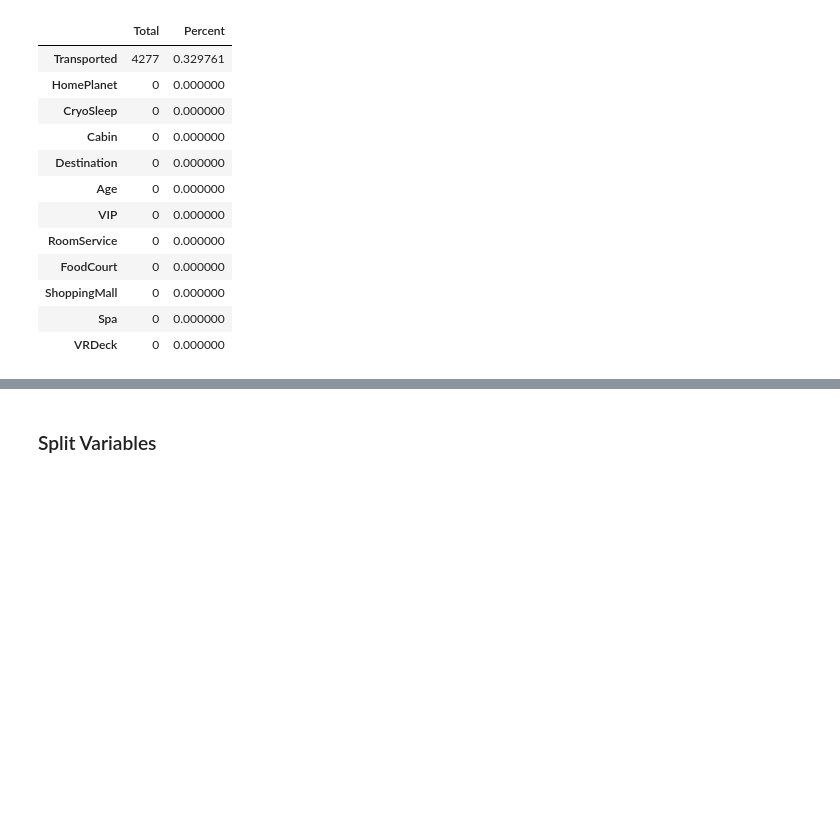
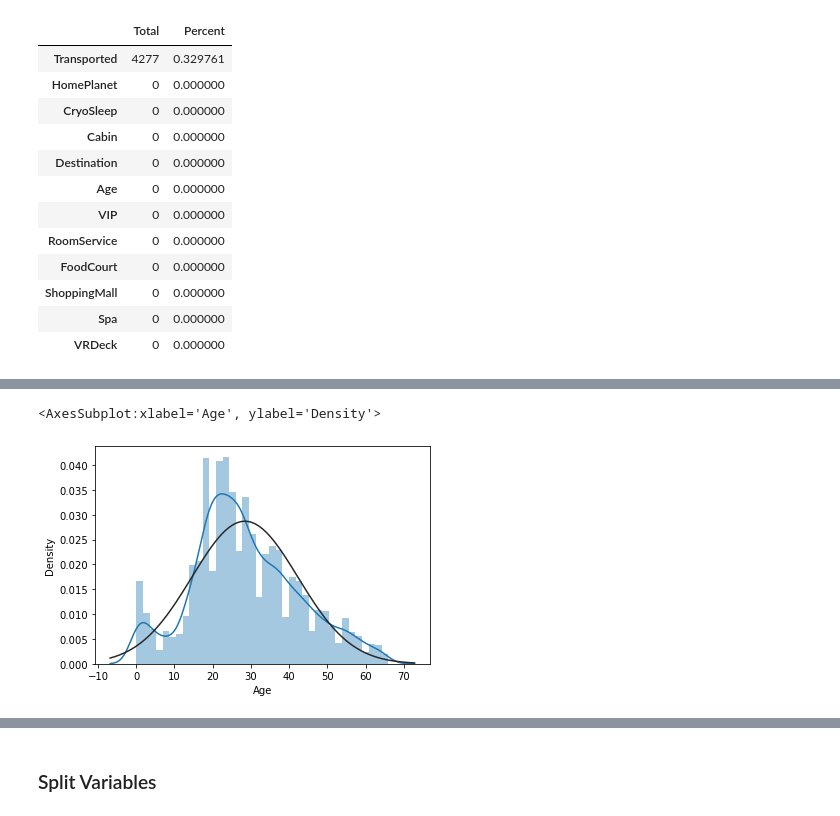
Before and after one commit to hesyandi/Portofolio, a Jupyter notebook: 2_Spaceship_Titanic/spaceship_Titanic.ipynb, the cells around one changed output, grey strips where cells are left out. Cells and saved outputs as stored; diff of their text form; code cells hidden in the pictures; blank space fills up the shorter version.

```diff
--- a/2_Spaceship_Titanic/spaceship_Titanic.ipynb
+++ b/2_Spaceship_Titanic/spaceship_Titanic.ipynb
@@ -394,0 +443,5 @@ missingdata
+# %%
+sns.distplot(df_train['Age'], fit=norm)
+# %% [output]
+<AxesSubplot:xlabel='Age', ylabel='Density'>
+[figure, added]
```
Also changed, not shown: parts of 29 cells of this notebook, 5 other files.
